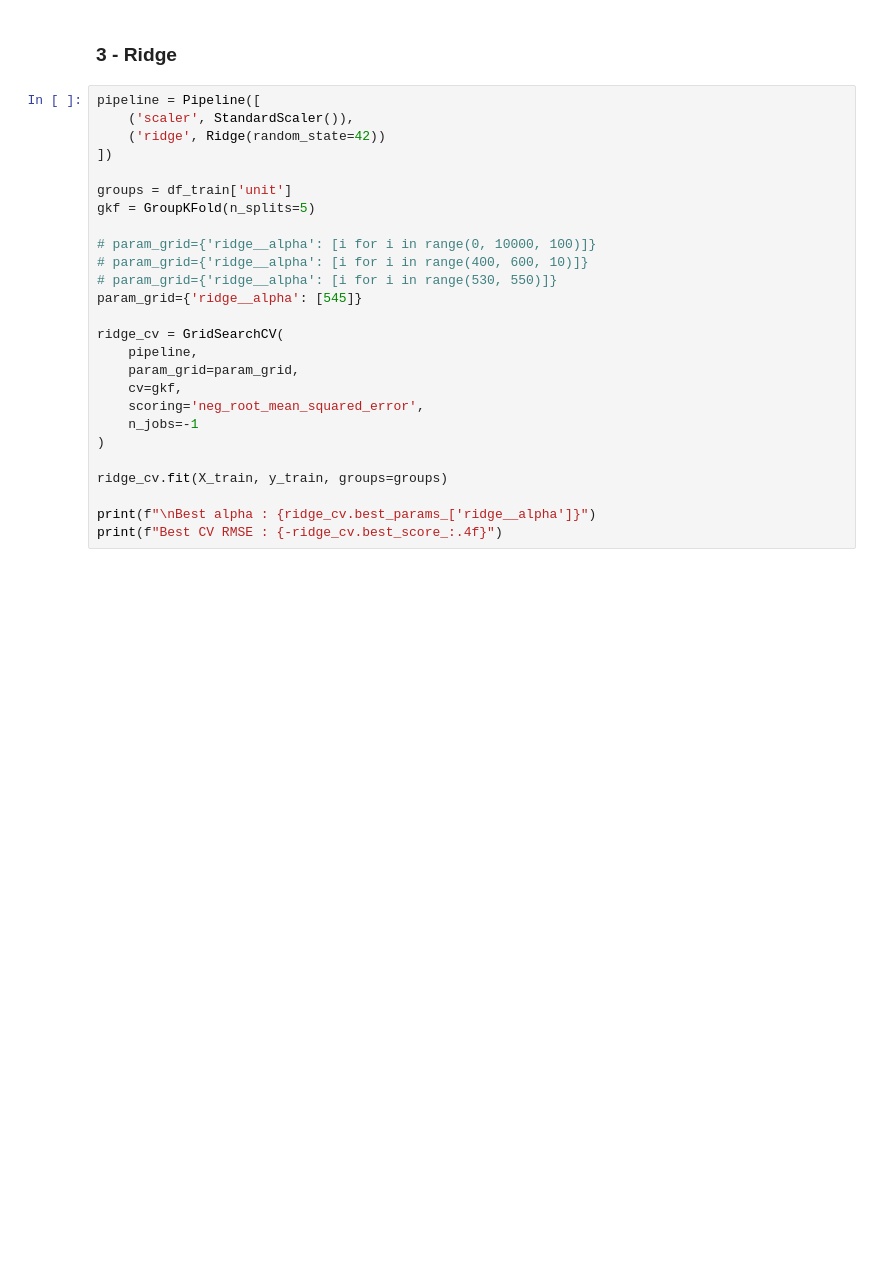
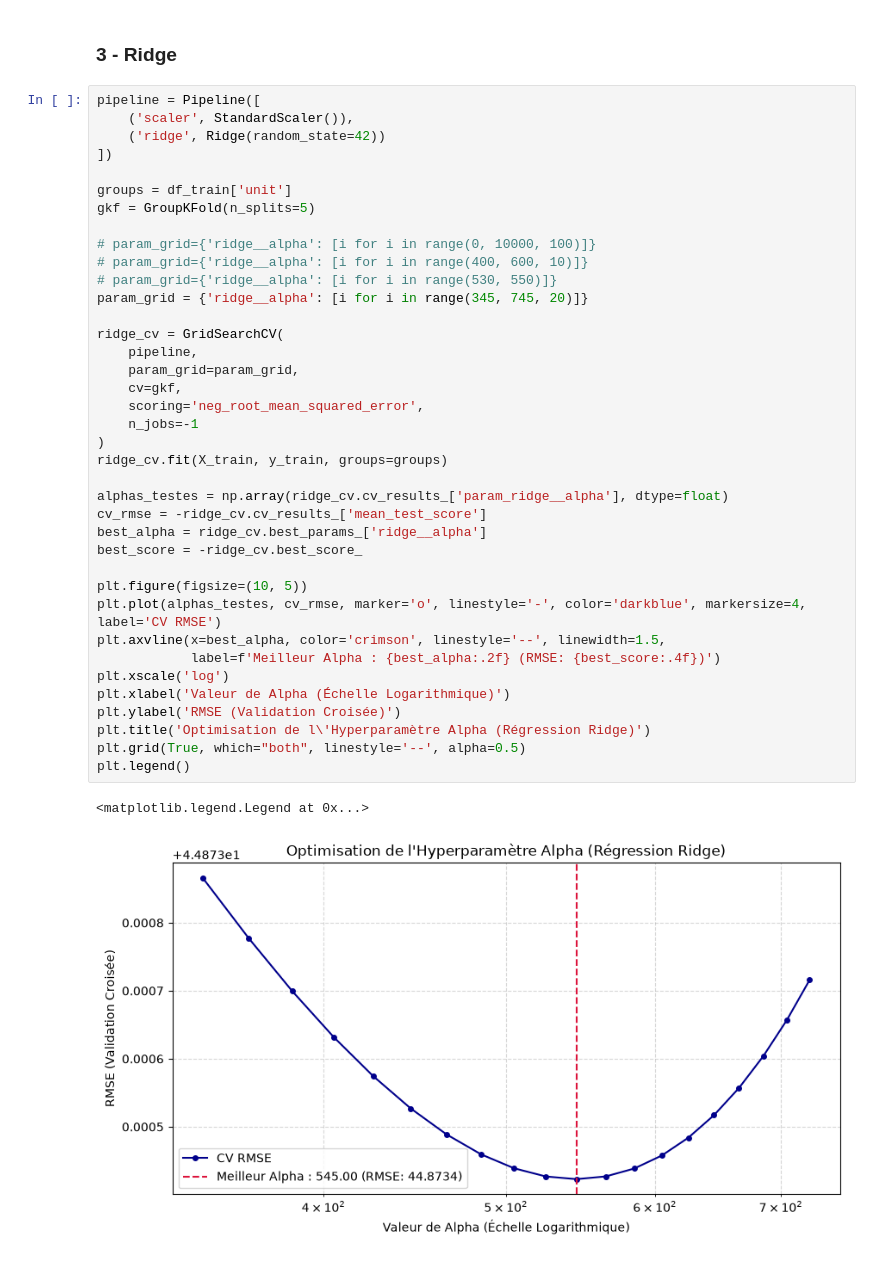
Before and after one commit to BaptisteCambon/Engine_Failure, a Jupyter notebook: notebooks/02_Model_Training.ipynb, the cells around one changed output. Drawn from its saved outputs; the diff is of its cells as text; blank space fills up the shorter version.

```diff
--- a/notebooks/02_Model_Training.ipynb
+++ b/notebooks/02_Model_Training.ipynb
@@ -39,27 +41,42 @@ y_test = df_test['RUL']
 # %%
 pipeline = Pipeline([
     ('scaler', StandardScaler()),
     ('ridge', Ridge(random_state=42))
 ])
 
 groups = df_train['unit']
 gkf = GroupKFold(n_splits=5)
 
 # param_grid={'ridge__alpha': [i for i in range(0, 10000, 100)]}
 # param_grid={'ridge__alpha': [i for i in range(400, 600, 10)]}
 # param_grid={'ridge__alpha': [i for i in range(530, 550)]}
-param_grid={'ridge__alpha': [545]}
+param_grid = {'ridge__alpha': [i for i in range(345, 745, 20)]}
 
 ridge_cv = GridSearchCV(
     pipeline,
     param_grid=param_grid,
     cv=gkf,
     scoring='neg_root_mean_squared_error',
     n_jobs=-1
 )
-
 ridge_cv.fit(X_train, y_train, groups=groups)
 
-print(f"\nBest alpha : {ridge_cv.best_params_['ridge__alpha']}")
-print(f"Best CV RMSE : {-ridge_cv.best_score_:.4f}")
+alphas_testes = np.array(ridge_cv.cv_results_['param_ridge__alpha'], dtype=float)
+cv_rmse = -ridge_cv.cv_results_['mean_test_score']
+best_alpha = ridge_cv.best_params_['ridge__alpha']
+best_score = -ridge_cv.best_score_
+
+plt.figure(figsize=(10, 5))
+plt.plot(alphas_testes, cv_rmse, marker='o', linestyle='-', color='darkblue', markersize=4, label='CV RMSE')
+plt.axvline(x=best_alpha, color='crimson', linestyle='--', linewidth=1.5,
+            label=f'Meilleur Alpha : {best_alpha:.2f} (RMSE: {best_score:.4f})')
+plt.xscale('log')
+plt.xlabel('Valeur de Alpha (Échelle Logarithmique)')
+plt.ylabel('RMSE (Validation Croisée)')
+plt.title('Optimisation de l\'Hyperparamètre Alpha (Régression Ridge)')
+plt.grid(True, which="both", linestyle='--', alpha=0.5)
+plt.legend()
+# %% [output]
+<matplotlib.legend.Legend at 0x...>
+[figure, added]
 # %%
```
Also changed, not shown: parts of 6 cells of this notebook.
